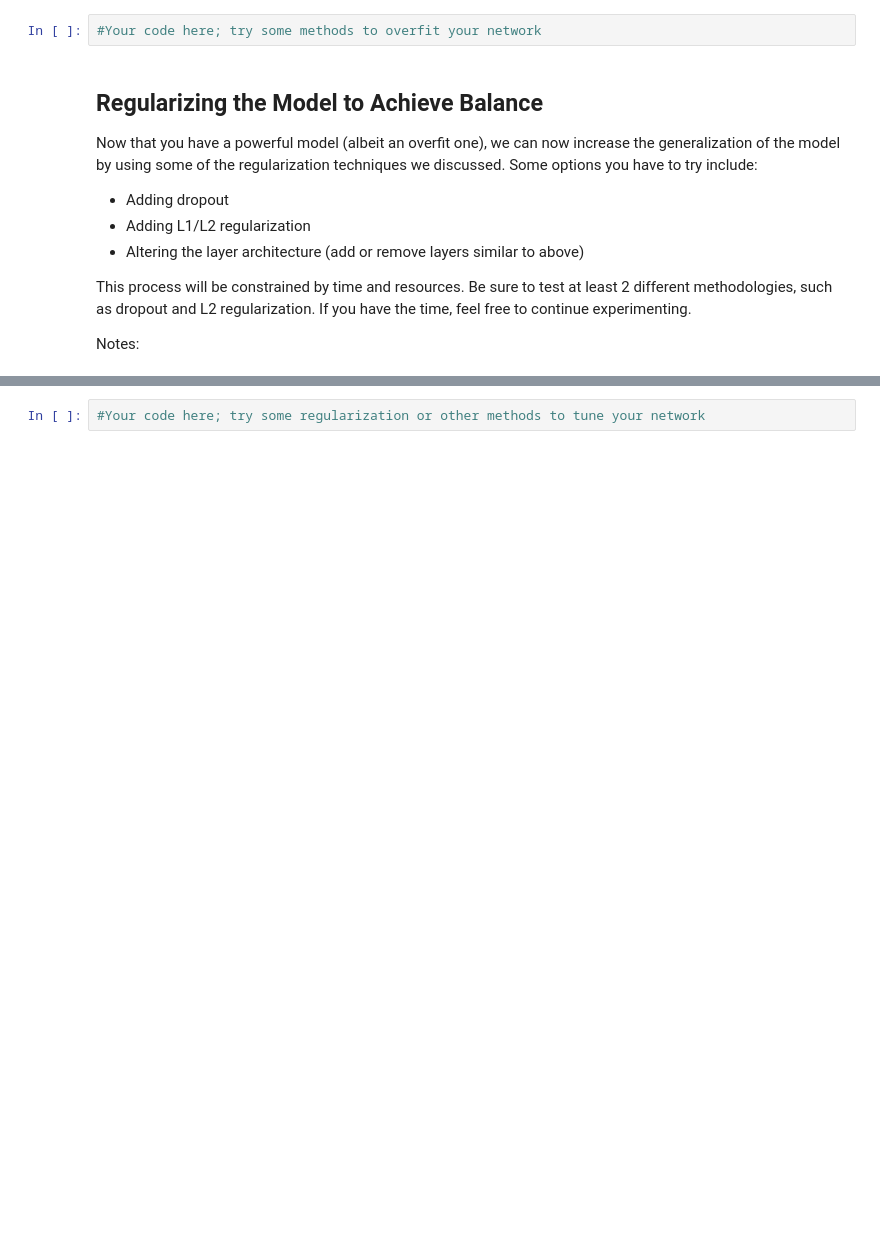
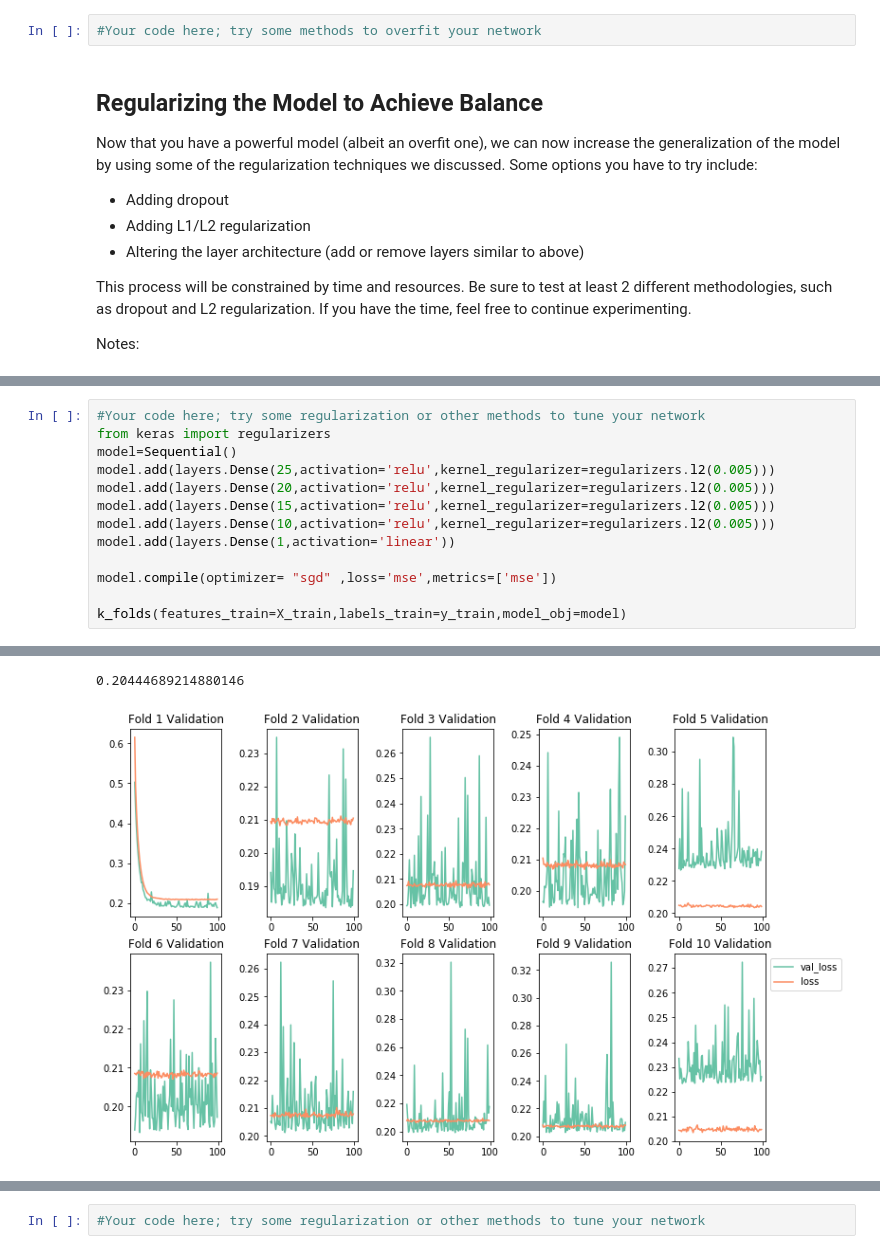
Before and after one commit to ktzioumis/dsc-04-42-06-tuning-and-optimizing-neural-networks-lab-online-ds-pt-112618, a Jupyter notebook: index.ipynb, the cells around one changed output, grey strips where cells are left out. Drawn from its saved outputs; the diff is of its cells as text; blank space fills up the shorter version.

```diff
--- a/index.ipynb
+++ b/index.ipynb
@@ -402,0 +426,14 @@ Notes:
+# %%
+#Your code here; try some regularization or other methods to tune your network
+from keras import regularizers
+model=Sequential()
+model.add(layers.Dense(25,activation='relu',kernel_regularizer=regularizers.l2(0.005)))
+model.add(layers.Dense(20,activation='relu',kernel_regularizer=regularizers.l2(0.005)))
+model.add(layers.Dense(15,activation='relu',kernel_regularizer=regularizers.l2(0.005)))
+model.add(layers.Dense(10,activation='relu',kernel_regularizer=regularizers.l2(0.005)))
+model.add(layers.Dense(1,activation='linear'))
+
+model.compile(optimizer= "sgd" ,loss='mse',metrics=['mse'])
+
+k_folds(features_train=X_train,labels_train=y_train,model_obj=model)
+# %% [output]
@@ -402,0 +452,2 @@ Notes:
+0.20444689214880146
+[figure, added]
```
Also changed, not shown: parts of 11 cells of this notebook.
